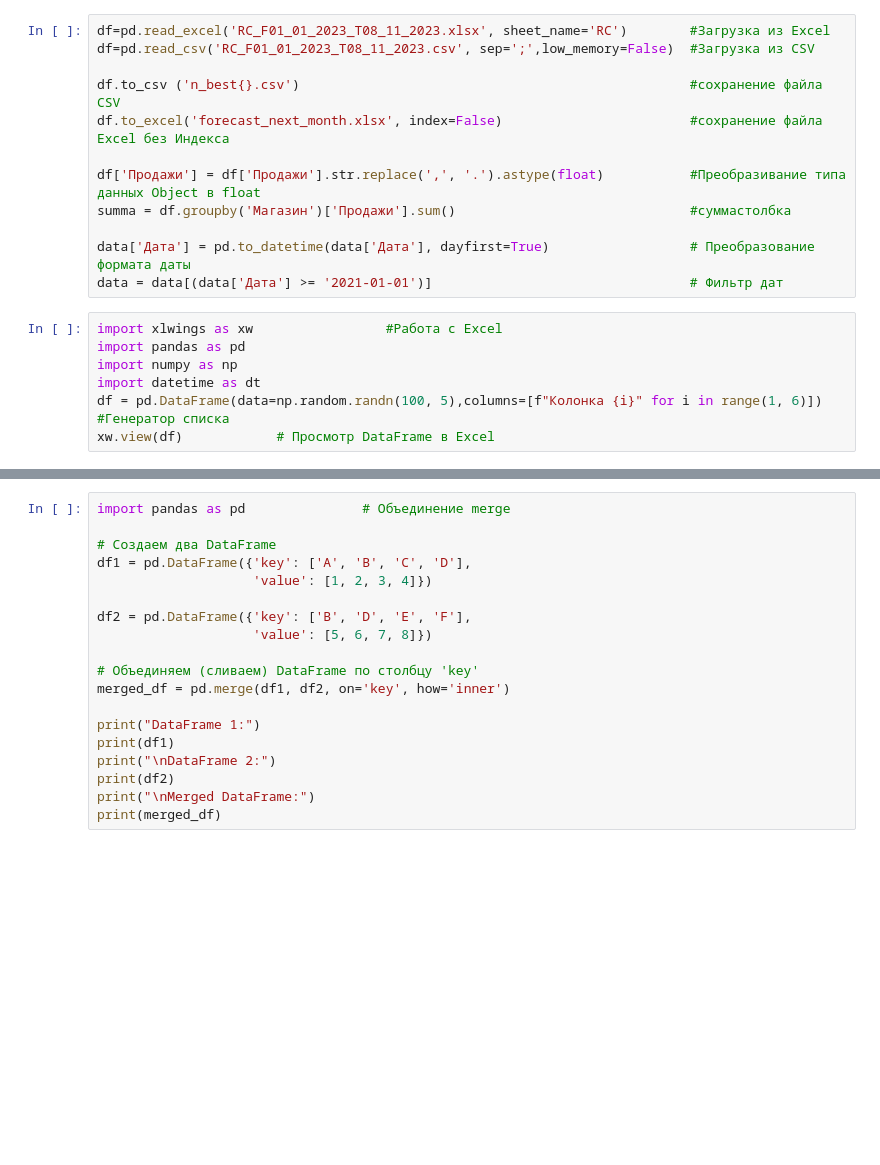
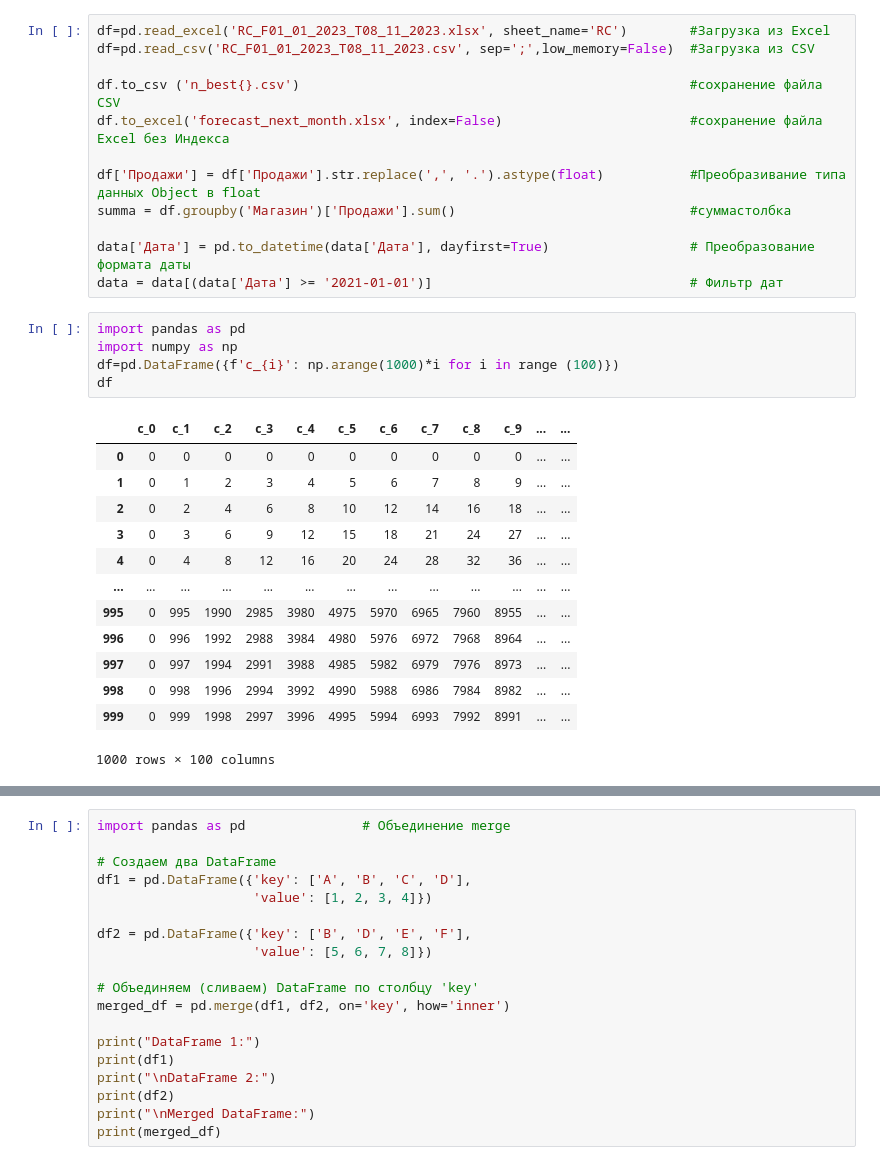
Before and after one commit to V4DoS/Python, a Jupyter notebook: Pandas.ipynb, the cells around one changed output, grey strips where cells are left out. Cells and saved outputs as stored; diff of their text form; blank space fills up the shorter version.

```diff
--- a/Pandas.ipynb
+++ b/Pandas.ipynb
@@ -22,10 +30,22 @@ summa = df.groupby('Магазин')['Продажи'].sum()
 
 data['Дата'] = pd.to_datetime(data['Дата'], dayfirst=True)                  # Преобразование формата даты
 data = data[(data['Дата'] >= '2021-01-01')]                                 # Фильтр дат
-# %%
-import xlwings as xw                 #Работа с Excel
-import pandas as pd
-import numpy as np
-import datetime as dt
-df = pd.DataFrame(data=np.random.randn(100, 5),columns=[f"Колонка {i}" for i in range(1, 6)])  #Генератор списка
-xw.view(df)            # Просмотр DataFrame в Excel
+# %%
+import pandas as pd
+import numpy as np
+df=pd.DataFrame({f'c_{i}': np.arange(1000)*i for i in range (100)})
+df
+# %% [output]
+|  | c_0 | c_1 | c_2 | c_3 | c_4 | c_5 | c_6 | c_7 | c_8 | c_9 | ... | ... |
+| 0 | 0 | 0 | 0 | 0 | 0 | 0 | 0 | 0 | 0 | 0 | ... | ... |
+| 1 | 0 | 1 | 2 | 3 | 4 | 5 | 6 | 7 | 8 | 9 | ... | ... |
+| 2 | 0 | 2 | 4 | 6 | 8 | 10 | 12 | 14 | 16 | 18 | ... | ... |
+| 3 | 0 | 3 | 6 | 9 | 12 | 15 | 18 | 21 | 24 | 27 | ... | ... |
+| 4 | 0 | 4 | 8 | 12 | 16 | 20 | 24 | 28 | 32 | 36 | ... | ... |
+| ... | ... | ... | ... | ... | ... | ... | ... | ... | ... | ... | ... | ... |
+| 995 | 0 | 995 | 1990 | 2985 | 3980 | 4975 | 5970 | 6965 | 7960 | 8955 | ... | ... |
+| 996 | 0 | 996 | 1992 | 2988 | 3984 | 4980 | 5976 | 6972 | 7968 | 8964 | ... | ... |
+| 997 | 0 | 997 | 1994 | 2991 | 3988 | 4985 | 5982 | 6979 | 7976 | 8973 | ... | ... |
+| 998 | 0 | 998 | 1996 | 2994 | 3992 | 4990 | 5988 | 6986 | 7984 | 8982 | ... | ... |
+| 999 | 0 | 999 | 1998 | 2997 | 3996 | 4995 | 5994 | 6993 | 7992 | 8991 | ... | ... |
+1000 rows × 100 columns
```
Also changed, not shown: parts of 6 cells of this notebook, 2 other files.
